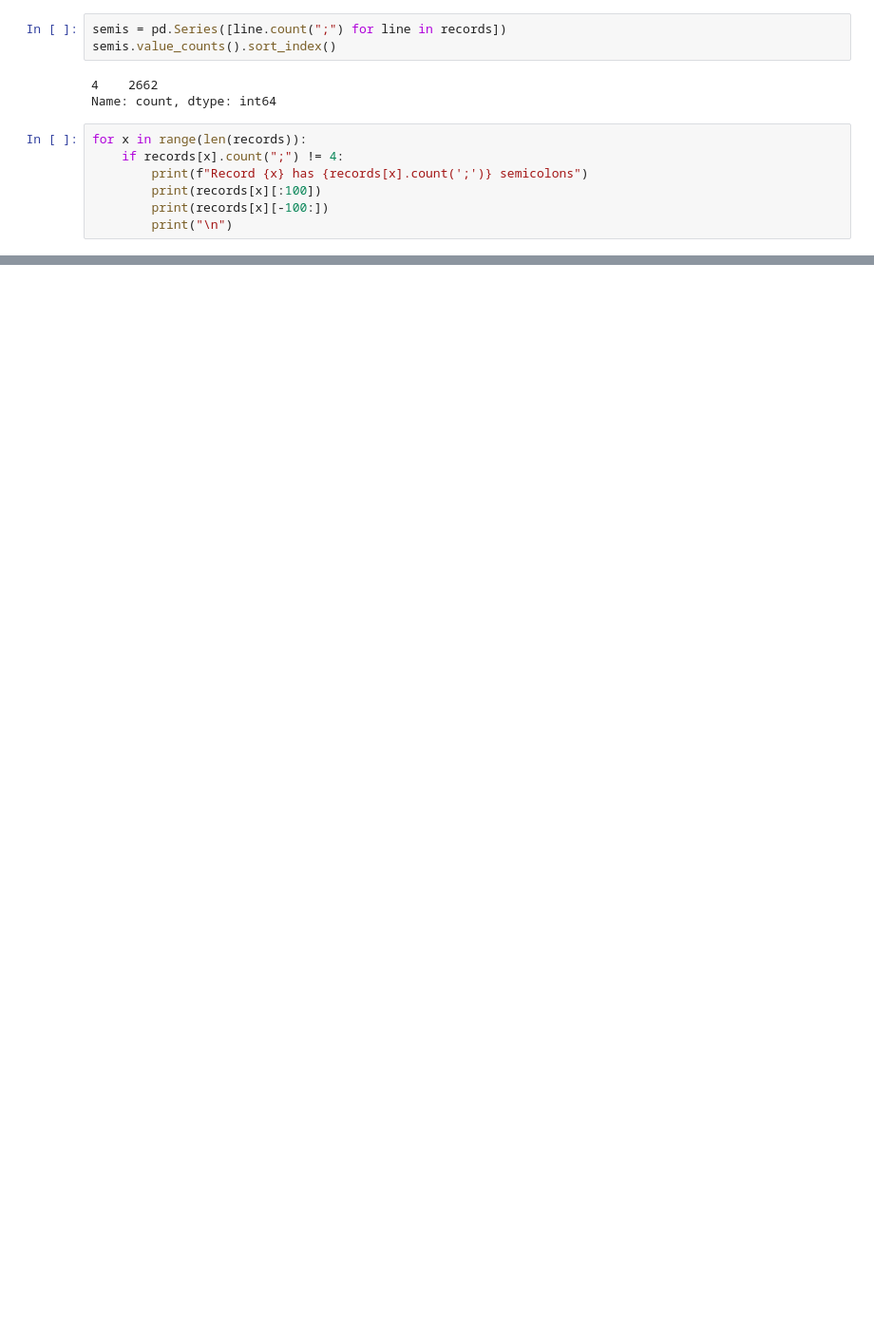
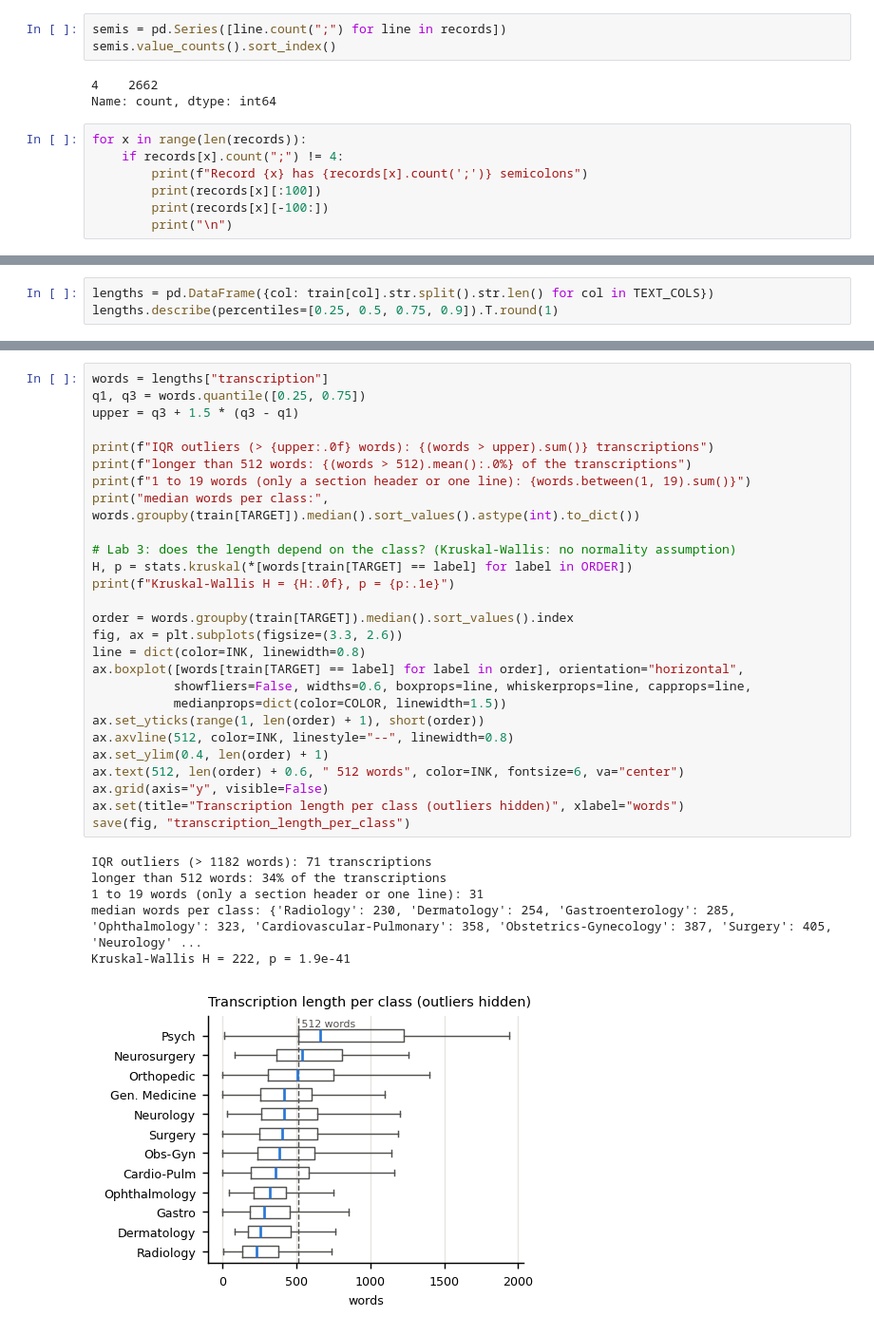
Before and after one commit to ArturKrys/clinical-specialty-classifier, a Jupyter notebook: Testing/Manual/01_data_analysis.ipynb, the cells around one changed output, grey strips where cells are left out. Shown at 95% size. Cells and saved outputs as stored; diff of their text form; blank space fills up the shorter version.

```diff
--- a/Testing/Manual/01_data_analysis.ipynb
+++ b/Testing/Manual/01_data_analysis.ipynb
@@ -242,0 +468,3 @@ Dimensão: (2662, 5)
+# %%
+lengths = pd.DataFrame({col: train[col].str.split().str.len() for col in TEXT_COLS})
+lengths.describe(percentiles=[0.25, 0.5, 0.75, 0.9]).T.round(1)
@@ -242,0 +477,34 @@ Dimensão: (2662, 5)
+# %%
+words = lengths["transcription"]
+q1, q3 = words.quantile([0.25, 0.75])
+upper = q3 + 1.5 * (q3 - q1)
+
+print(f"IQR outliers (> {upper:.0f} words): {(words > upper).sum()} transcriptions")
+print(f"longer than 512 words: {(words > 512).mean():.0%} of the transcriptions")
+print(f"1 to 19 words (only a section header or one line): {words.between(1, 19).sum()}")
+print("median words per class:", words.groupby(train[TARGET]).median().sort_values().astype(int).to_dict())
+
+# Lab 3: does the length depend on the class? (Kruskal-Wallis: no normality assumption)
+H, p = stats.kruskal(*[words[train[TARGET] == label] for label in ORDER])
+print(f"Kruskal-Wallis H = {H:.0f}, p = {p:.1e}")
+
+order = words.groupby(train[TARGET]).median().sort_values().index
+fig, ax = plt.subplots(figsize=(3.3, 2.6))
+line = dict(color=INK, linewidth=0.8)
+ax.boxplot([words[train[TARGET] == label] for label in order], orientation="horizontal",
+           showfliers=False, widths=0.6, boxprops=line, whiskerprops=line, capprops=line,
+           medianprops=dict(color=COLOR, linewidth=1.5))
+ax.set_yticks(range(1, len(order) + 1), short(order))
+ax.axvline(512, color=INK, linestyle="--", linewidth=0.8)
+ax.set_ylim(0.4, len(order) + 1)
+ax.text(512, len(order) + 0.6, " 512 words", color=INK, fontsize=6, va="center")
+ax.grid(axis="y", visible=False)
+ax.set(title="Transcription length per class (outliers hidden)", xlabel="words")
+save(fig, "transcription_length_per_class")
+# %% [output]
+IQR outliers (> 1182 words): 71 transcriptions
+longer than 512 words: 34% of the transcriptions
+1 to 19 words (only a section header or one line): 31
+median words per class: {'Radiology': 230, 'Dermatology': 254, 'Gastroenterology': 285, 'Ophthalmology': 323, 'Cardiovascular-Pulmonary': 358, 'Obstetrics-Gynecology': 387, 'Surgery': 405, 'Neurology' ...
+Kruskal-Wallis H = 222, p = 1.9e-41
+[figure, added]
```
Also changed, not shown: parts of 70 cells of this notebook, 7 other files.
